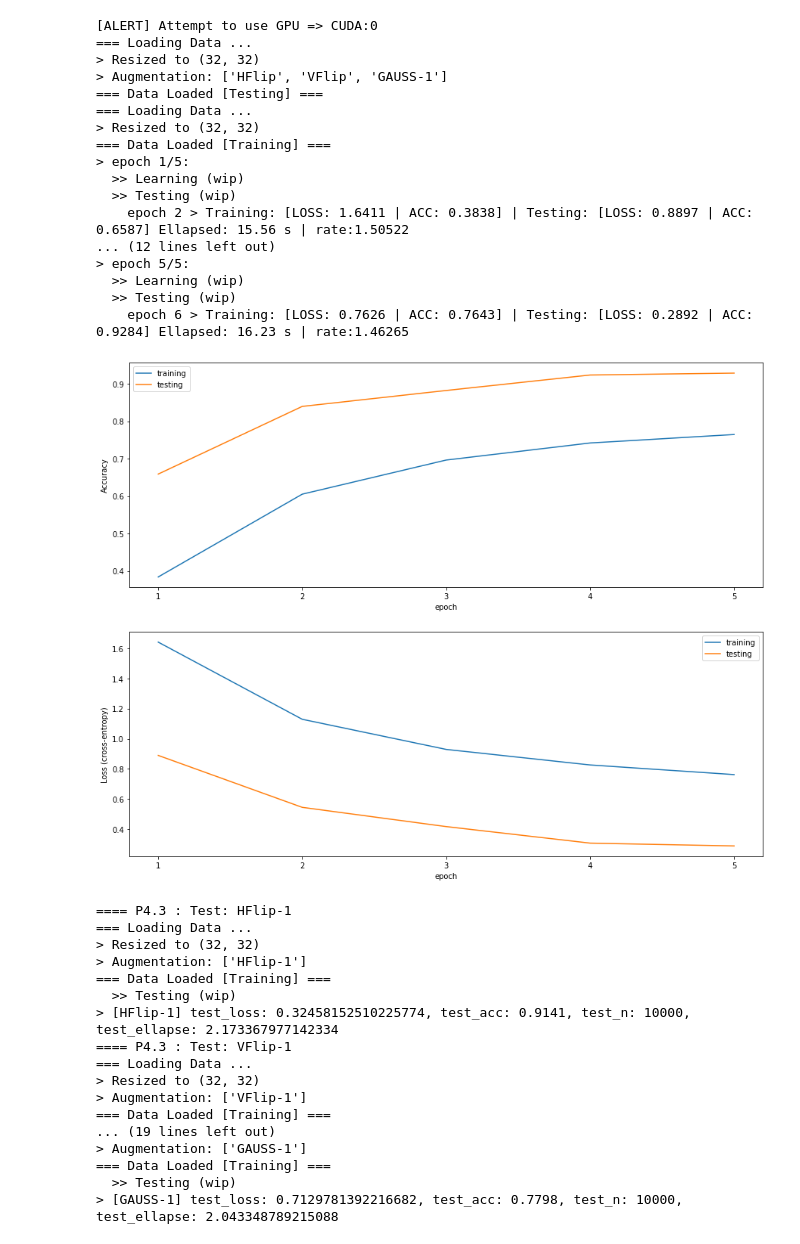
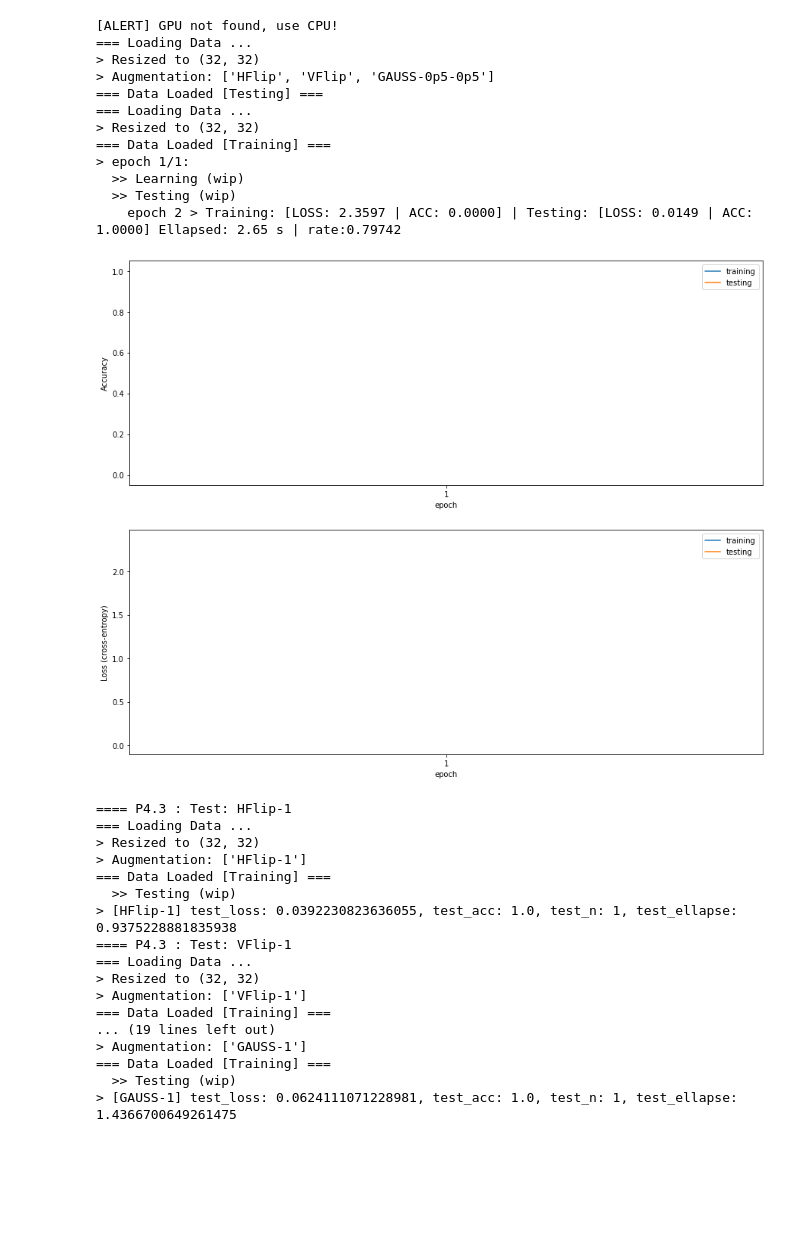
Before and after one commit to jaku-jaku/my_undergrad_course_works, a Jupyter notebook: CS 480/A4 Package/My Solution/src_code/main.ipynb, the cells around one changed output. Saved outputs shown, nothing was run; the diff lists cells and outputs as text; code cells hidden in the pictures; blank space fills up the shorter version.

```diff
--- a/CS 480/A4 Package/My Solution/src_code/main.ipynb
+++ b/CS 480/A4 Package/My Solution/src_code/main.ipynb
@@ -77,43 +55,38 @@ Sequential(
 # %%
 # Augmented Trial
-a4_ex1_solution.solve_a4_ex1(
+model2 = a4_ex1_solution.solve_a4_ex1(
     # USER DEFINE: ----- ----- ----- ----- ----- ----- ----- ----- ----- #
     TOTA_NUM_EPOCHS = NUM_EPOCH,
     LEARNING_RATE   = LEARNING_RATE,
     BATCH_SIZE      = BATCH_SIZE,
     MAX_SAMPLES     = MAX_SAMPLES, # Default: None => all data
     # const:
     OUT_DIR_E1      = "output/E1",
     IMG_SIZE        = (32, 32),
     VERBOSE_LEVEL   = a4_lib.VerboseLevel.HIGH,
-    TRAINING_AUG    = ["HFlip", "VFlip", "GAUSS-1"],
+    TRAINING_AUG    = ["HFlip", "VFlip", "GAUSS-0p5-0p5"],
 )
 # %% [output]
-[ALERT] Attempt to use GPU => CUDA:0
+[ALERT] GPU not found, use CPU!
 === Loading Data ...
 > Resized to (32, 32)
-> Augmentation: ['HFlip', 'VFlip', 'GAUSS-1']
+> Augmentation: ['HFlip', 'VFlip', 'GAUSS-0p5-0p5']
 === Data Loaded [Testing] ===
 === Loading Data ...
 > Resized to (32, 32)
 === Data Loaded [Training] ===
-> epoch 1/5:
+> epoch 1/1:
   >> Learning (wip)
   >> Testing (wip)
-    epoch 2 > Training: [LOSS: 1.6411 | ACC: 0.3838] | Testing: [LOSS: 0.8897 | ACC: 0.6587] Ellapsed: 15.56 s | rate:1.50522
-... (12 lines left out)
-> epoch 5/5:
-  >> Learning (wip)
-  >> Testing (wip)
-    epoch 6 > Training: [LOSS: 0.7626 | ACC: 0.7643] | Testing: [LOSS: 0.2892 | ACC: 0.9284] Ellapsed: 16.23 s | rate:1.46265
+    epoch 2 > Training: [LOSS: 2.3597 | ACC: 0.0000] | Testing: [LOSS: 0.0149 | ACC: 1.0000] Ellapsed: 2.65 s | rate:0.79742
-[figure, old version]
+[figure, new version]
 ==== P4.3 : Test: HFlip-1
 === Loading Data ...
 > Resized to (32, 32)
 > Augmentation: ['HFlip-1']
 === Data Loaded [Training] ===
   >> Testing (wip)
-> [HFlip-1] test_loss: 0.32458152510225774, test_acc: 0.9141, test_n: 10000, test_ellapse: 2.173367977142334
+> [HFlip-1] test_loss: 0.0392230823636055, test_acc: 1.0, test_n: 1, test_ellapse: 0.9375228881835938
 ==== P4.3 : Test: VFlip-1
 === Loading Data ...
 > Resized to (32, 32)
@@ -123,4 +96,4 @@ a4_ex1_solution.solve_a4_ex1(
 > Augmentation: ['GAUSS-1']
 === Data Loaded [Training] ===
   >> Testing (wip)
-> [GAUSS-1] test_loss: 0.7129781392216682, test_acc: 0.7798, test_n: 10000, test_ellapse: 2.043348789215088
+> [GAUSS-1] test_loss: 0.0624111071228981, test_acc: 1.0, test_n: 1, test_ellapse: 1.4366700649261475
```
Also changed, not shown: parts of 3 cells of this notebook, 2 other files.
